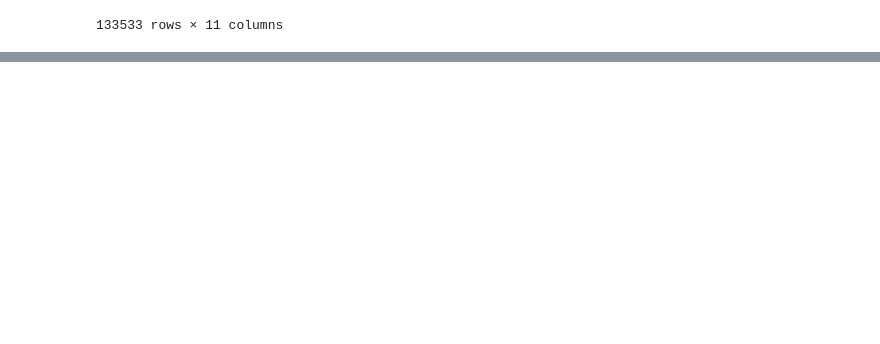
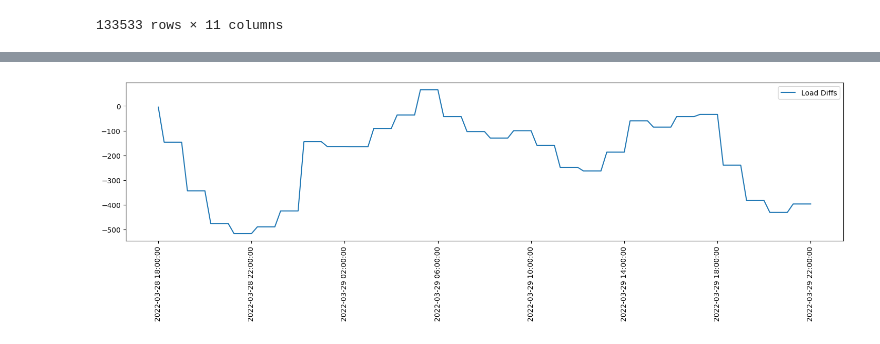
Before and after one commit to shabarishch/PowerPrices, a Jupyter notebook: modeling_exog.ipynb, the cells around one changed output, grey strips where cells are left out. Drawn from its saved outputs; the diff is of its cells as text; code cells hidden in the pictures; blank space fills up the shorter version.

```diff
--- a/modeling_exog.ipynb
+++ b/modeling_exog.ipynb
@@ -14,7 +14,7 @@ import statistics
 def filter_times(df, time1, time2):
     return df.apply(lambda x: (time1 <= x['begin_time']) and (x['begin_time'] <= time2) , axis=1)
 # %%
-data = pd.read_csv('Data/preprocessed/NP15_rt_series.csv')
+data = pd.read_csv('NP15_rt_series.csv')
 data['begin_time'] = pd.to_datetime(data['begin_time'])
 data_15min = data[data['begin_time'].apply(lambda x : x.minute%15 == 0)].copy()
 data_15min
@@ -52,5 +35,5 @@ data_train
 # %%
-exog = pd.read_csv('Data/preprocessed/NP15_exog.csv')
+exog = pd.read_csv('NP15_exog.csv')
 exog['begin_time'] = pd.to_datetime(exog['begin_time'])
 exog
 # %% [output]
@@ -72 +53,12 @@ exog = interpolate_exog(exog)
+# %%
+def interpolate_exog(df):
+    df['begin_time'] = pd.to_datetime(df['begin_time'])
+    df.set_index('begin_time', inplace=True)
+    df = df.groupby(df.index).mean()
+    dates = pd.date_range(start=df.index.min(), end=df.index.max(), freq='15min')
+    df = df.reindex(dates)
+    df.reset_index(inplace=True)
+    df.rename(columns={'index':'begin_time'}, inplace=True)
+    df.ffill(inplace=True)
+    return df
 # %%
@@ -93,4 +86,6 @@ data_comb['solar_diffs']=data_comb['NP15 Solar Generation (MW)']-data_comb['sola
 data_comb['solar_diffs_prevtime']=data_comb['solar_diffs'].shift(1)
 data_comb['wind_diffs']=data_comb['NP15 Wind Generation (MW)']-data_comb['wind_forecast']
 data_comb['wind_diffs_prevtime']=data_comb['wind_diffs'].shift(1)
-data_comb
+data_comb['load_prevtime'] = data_comb['load'].shift(1)
+data_comb['solar_prevtime'] = data_comb['NP15 Solar Generation (MW)'].shift(1)
+data_comb['wind_prevtime'] = data_comb['NP15 Wind Generation (MW)'].shift(1)
@@ -221,0 +208,15 @@ Validation error for 2022 = 18415.16987130405, baseline = 20734.64792373934
+# %%
+time1 = datetime.datetime(2022, 3, 28, 18, 0, 0)
+time2 = datetime.datetime(2022, 3, 29, 22, 0, 0)
+
+filtered_data = data_comb[filter_times(data_comb, time1, time2)]
+
+plt.figure(figsize=(18, 4))
+plt.plot(filtered_data['begin_time'], filtered_data['load_diffs_prevtime'] , label='Load Diffs')
+
+
+plt.xticks(ticks=pd.date_range(start=time1, end=time2, freq='4h'), labels=pd.date_range(start=time1, end=time2, freq='4h'), rotation=90)
+plt.legend()
+plt.show()
+# %% [output]
+[figure, added]
```
Also changed, not shown: parts of 11 cells of this notebook.
